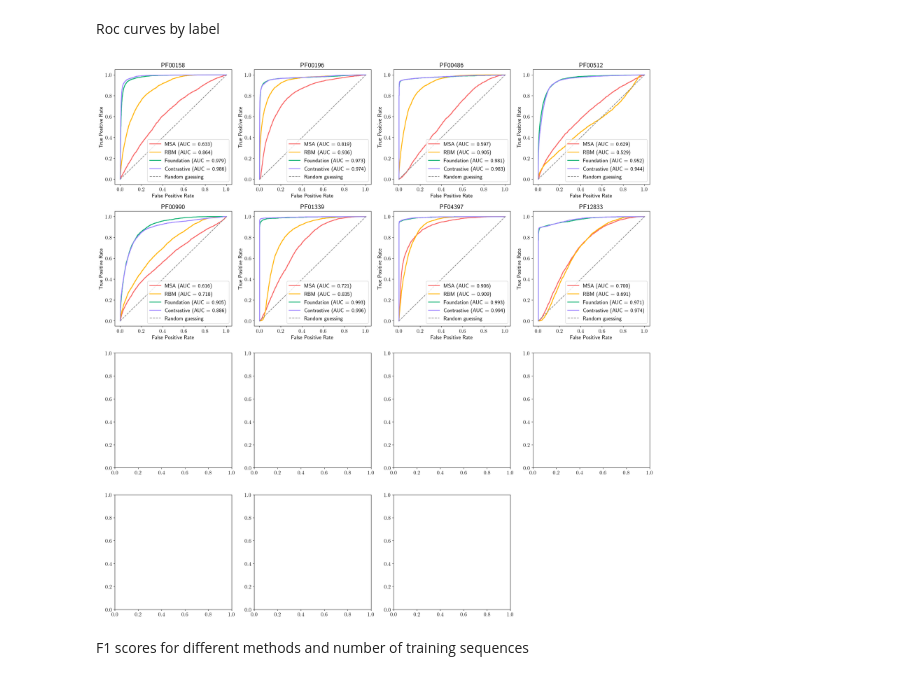
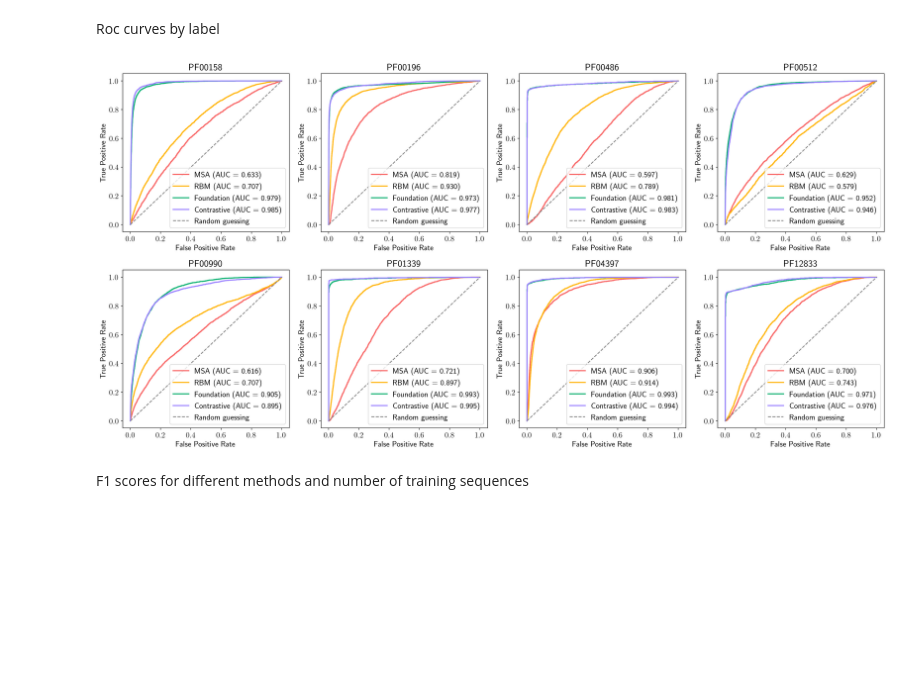
Before and after one commit to spqb/DELIGHT, a Jupyter notebook: notebooks/Classification.ipynb, the cells around one changed output. Drawn from its saved outputs; the diff is of its cells as text; code cells hidden in the pictures; blank space fills up the shorter version.

```diff
--- a/notebooks/Classification.ipynb
+++ b/notebooks/Classification.ipynb
@@ -114,28 +114,28 @@ plt.tight_layout()
 Roc curves by label
 # %%
 # Plot the ROC curves by label using roc_data
-fig, axes = plt.subplots(nrows=4, ncols=4, figsize=(20, 20), dpi=192)
+fig, axes = plt.subplots(nrows=2, ncols=4, figsize=(20, 10), dpi=192)
 axes = axes.flatten()
 for i, label in enumerate(unique_labels):
     ax = axes[i]
     for method, roc_data_method in roc_data.items():
         fpr, tpr, roc_auc = roc_data_method[0][label], roc_data_method[1][label], roc_data_method[2][label]
         color = colors[method.lower()]
         ax.plot(fpr, tpr, color=color, label=f"{method} (AUC = {roc_auc:.3f})", linewidth=2)
 
     ax.plot([0, 1], [0, 1], color='gray', linestyle='--', label='Random guessing')
     ax.set_xlabel('False Positive Rate')
     ax.set_ylabel('True Positive Rate')
     ax.set_title(f'{label}')
     ax.legend()
 
-for ax in axes[-1:]:
-    ax.axis('off')  # Hide unused subplots
+# for ax in axes[-1:]:
+#     ax.axis('off')  # Hide unused subplots
 
 plt.tight_layout()
 plt.show()
 # %% [output]
-[figure, old version]
+[figure, new version]
 # %% [markdown]
 F1 scores for different methods and number of training sequences
 # %%
```
Also changed, not shown: parts of 2 cells of this notebook, 4 other files.
